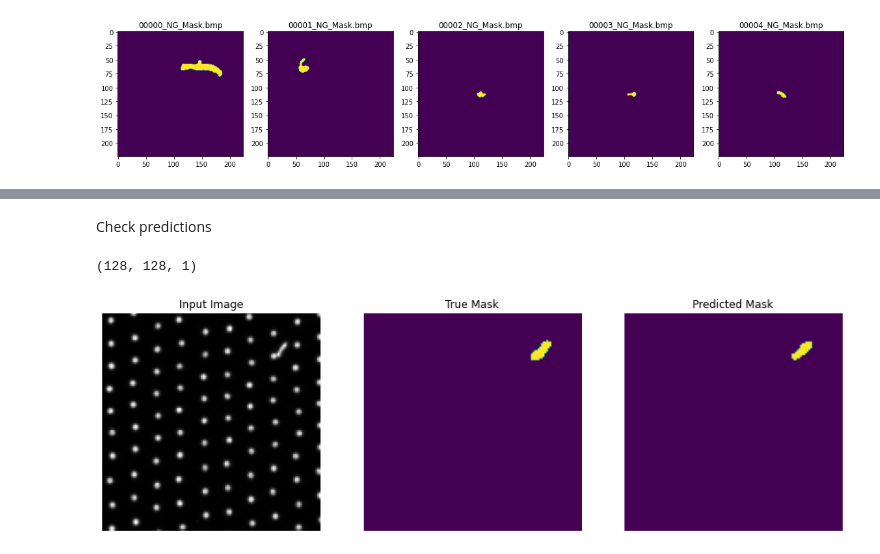
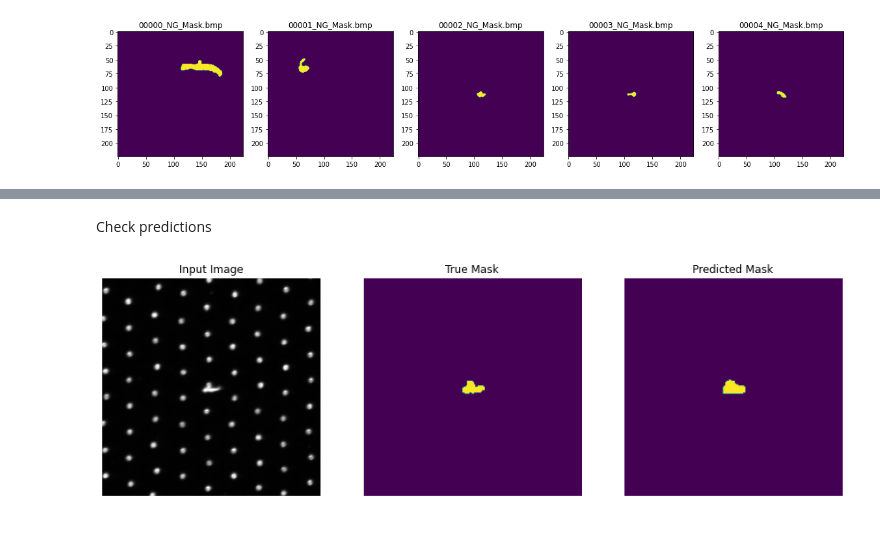
Before and after one commit to SAP-samples/btp-ai-sustainability-bootcamp, a Jupyter notebook: src/ai-models/defect-detection/notebooks/defect_detection_development_segmentation.ipynb, the cells around one changed output, grey strips where cells are left out. Drawn from its saved outputs; the diff is of its cells as text; code cells hidden in the pictures.

```diff
--- a/src/ai-models/defect-detection/notebooks/defect_detection_development_segmentation.ipynb
+++ b/src/ai-models/defect-detection/notebooks/defect_detection_development_segmentation.ipynb
@@ -191,5 +188,5 @@ df_dataset_train, df_dataset_test = train_test_split(df_dataset_tot, test_size=0
 # %%
-df_dataset_val, df_dataset_test = train_test_split(df_dataset_test, test_size=0.97, random_state=25)
+df_dataset_val, df_dataset_test = train_test_split(df_dataset_test, test_size=0.99, random_state=25)
 # %%
 df_dataset_train.groupby("label")['image'].count()
 # %% [output]
@@ -392,0 +580,12 @@ Epoch 100/100
+# %%
+# Train the model
+model_history = model.fit(
+    x=np.array(img_train, np.float32)
+    ,y=np.array(msk_train, np.float32)
+    ,epochs=50
+    #batch_size=batch_size,
+    #steps_per_epoch=steps_per_epoch,
+    #validation_steps=val_steps_per_epoch, callbacks=training_callbacks(),
+    ,validation_data=(np.array(img_val, np.float32), np.array(msk_val, np.float32))
+    ,sample_weight=np.array(sample_weights, np.float32)
+)
@@ -420,5 +711,5 @@ Test accuracy: 0.9972856044769287
-# %% [markdown]
-Check predictions
+# %% [markdown]
+Check predictions
 # %%
 pred_mask_train = model.predict((np.array(img_train, np.float32)))
 # %%
@@ -427,34 +718,32 @@ pred_mask_val = model.predict((np.array(img_val, np.float32)))
 pred_mask_test = model.predict((np.array(img_test, np.float32)))
 # %%
 def display(display_list):
-  plt.figure(figsize=(15, 15))
-
-  title = ['Input Image', 'True Mask', 'Predicted Mask']
-
-  for i in range(len(display_list)):
-    plt.subplot(1, len(display_list), i+1)
-    plt.title(title[i])
-    plt.imshow(tf.keras.utils.array_to_img(display_list[i]), 'gray')
-    plt.axis('off')
-  plt.show()
+    plt.figure(figsize=(15, 15))
+    title = ['Input Image', 'True Mask', 'Predicted Mask']
+    for i in range(len(display_list)):
+        plt.subplot(1, len(display_list), i+1)
+        plt.title(title[i])
+        plt.imshow(tf.keras.utils.array_to_img(display_list[i]))
+        plt.axis('off')
+    plt.show()
 # %%
-def create_mask(pred_mask):
+def create_mask(pred_mask, a, b):
     pred_mask = tf.argmax(pred_mask, axis=-1)
+    pred_mask = pred_mask[..., tf.newaxis]
     pred_mask = (np.array(pred_mask, np.float32)*255).astype(np.uint8)
     blur = cv2.GaussianBlur(pred_mask,(5,5),0)
-    ret3,th3 = cv2.threshold(blur,0,255,cv2.THRESH_BINARY+cv.THRESH_OTSU)
-    th3 = th3.reshape(IMG_WIDTH,IMG_HEIGHT,1)
-    print(th3.shape)
+    ret3,th3 = cv2.threshold(blur,0,255,cv2.THRESH_BINARY+cv2.THRESH_OTSU)
+    th3 = th3.reshape(a,b,1)
+    #return pred_mask
     return th3
 # %%
-i = 8
-pred = create_mask(pred_mask_train[i])
+i = 5
+pred = create_mask(pred_mask_train[i], 184, 184)
 a = (np.array(img_train[i], np.float32))
 b = (np.array(msk_train[i], np.float32))
 c = (np.array(pred, np.float32))
 
 display([a, b, c])
 # %% [output]
-(128, 128, 1)
-[figure, old version]
+[figure, new version]
 # %%
```
Also changed, not shown: parts of 84 cells of this notebook.
